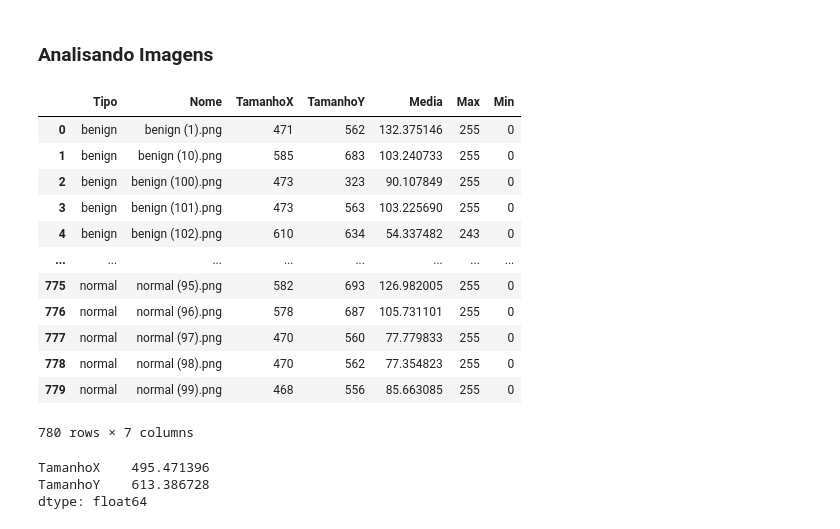
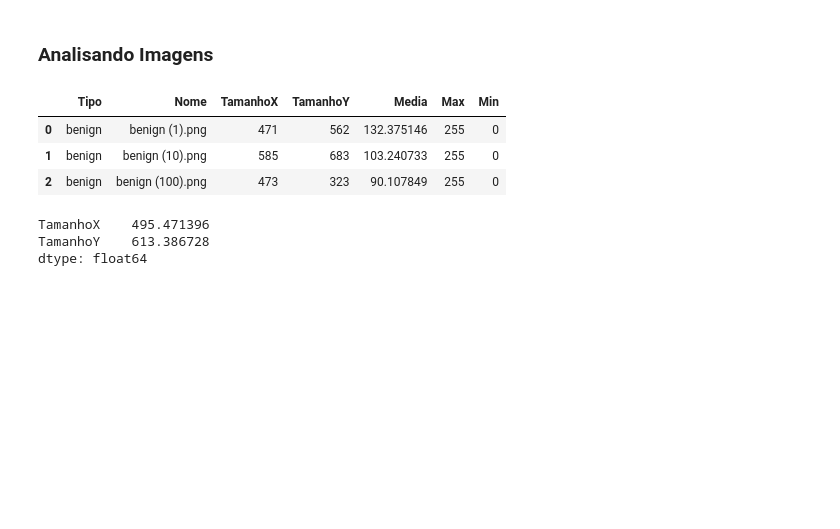
Before and after one commit to Bootcamp-Atlantico-Machine-Learning/dataset, a Jupyter notebook: pre-processamento:MateusSousa.ipynb, the cells around one changed output. Saved outputs shown, nothing was run; the diff lists cells and outputs as text; code cells hidden in the pictures; blank space fills up the shorter version.

```diff
--- a/pre-processamento:MateusSousa.ipynb
+++ b/pre-processamento:MateusSousa.ipynb
@@ -66,21 +66,12 @@ for path in dataset['RaioX'].values:
 # %%
 dataImagens = pd.DataFrame(dadosImagens)
 # %%
-dataImagens
+dataImagens.head(3)
 # %% [output]
 |  | Tipo | Nome | TamanhoX | TamanhoY | Media | Max | Min |
 | 0 | benign | benign (1).png | 471 | 562 | 132.375146 | 255 | 0 |
 | 1 | benign | benign (10).png | 585 | 683 | 103.240733 | 255 | 0 |
 | 2 | benign | benign (100).png | 473 | 323 | 90.107849 | 255 | 0 |
-| 3 | benign | benign (101).png | 473 | 563 | 103.225690 | 255 | 0 |
-| 4 | benign | benign (102).png | 610 | 634 | 54.337482 | 243 | 0 |
-| ... | ... | ... | ... | ... | ... | ... | ... |
-| 775 | normal | normal (95).png | 582 | 693 | 126.982005 | 255 | 0 |
-| 776 | normal | normal (96).png | 578 | 687 | 105.731101 | 255 | 0 |
-| 777 | normal | normal (97).png | 470 | 560 | 77.779833 | 255 | 0 |
-| 778 | normal | normal (98).png | 470 | 562 | 77.354823 | 255 | 0 |
-| 779 | normal | normal (99).png | 468 | 556 | 85.663085 | 255 | 0 |
-780 rows × 7 columns
 # %%
 dataImagens[['TamanhoX','TamanhoY']].loc[
     (dataImagens['Nome'].str.contains('benign'))].mean()
```
